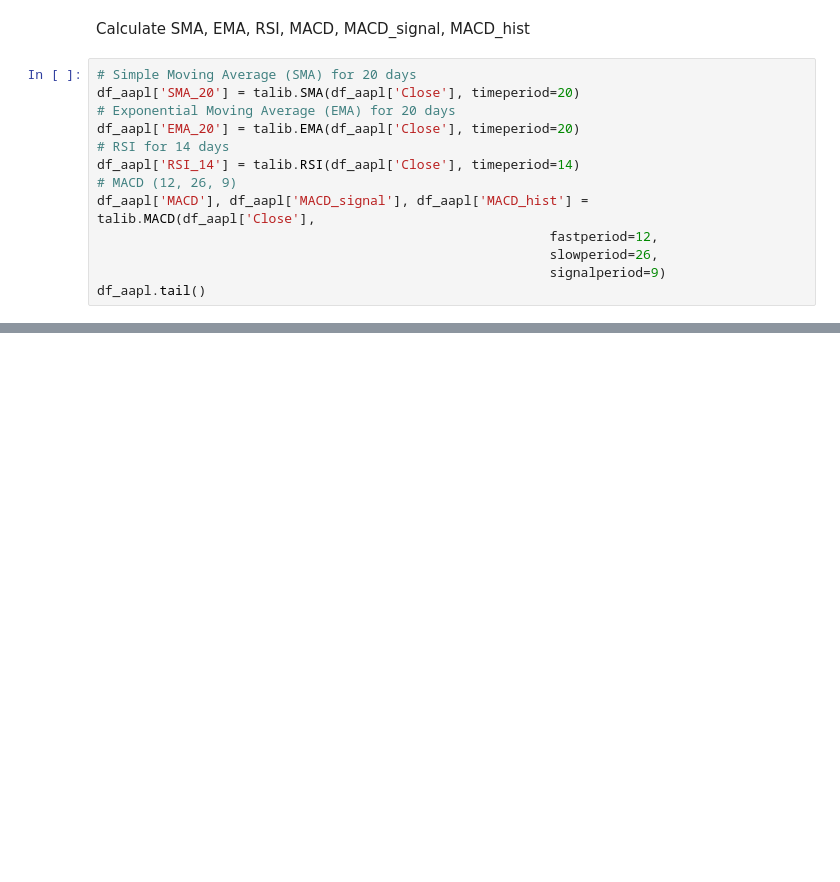
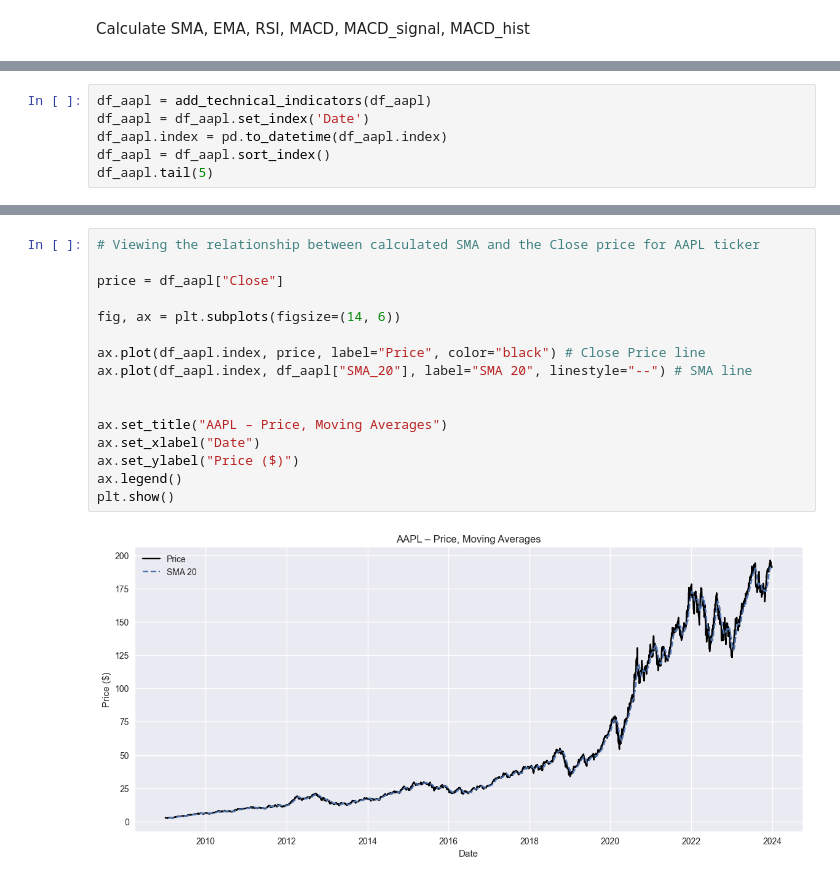
Before and after one commit to MIHRETMA/Predicting-Price-Moves-with-News-Sentiment-week1, a Jupyter notebook: notebooks/quant_anal.ipynb, the cells around one changed output, grey strips where cells are left out. Saved outputs shown, nothing was run; the diff lists cells and outputs as text; blank space fills up the shorter version.

```diff
--- a/notebooks/quant_anal.ipynb
+++ b/notebooks/quant_anal.ipynb
@@ -30,15 +70,2 @@ import talib
 # %% [markdown]
 Calculate SMA, EMA, RSI, MACD, MACD_signal, MACD_hist
-# %%
-# Simple Moving Average (SMA) for 20 days
-df_aapl['SMA_20'] = talib.SMA(df_aapl['Close'], timeperiod=20)
-# Exponential Moving Average (EMA) for 20 days
-df_aapl['EMA_20'] = talib.EMA(df_aapl['Close'], timeperiod=20)
-# RSI for 14 days
-df_aapl['RSI_14'] = talib.RSI(df_aapl['Close'], timeperiod=14)
-# MACD (12, 26, 9)
-df_aapl['MACD'], df_aapl['MACD_signal'], df_aapl['MACD_hist'] = talib.MACD(df_aapl['Close'],
-                                                          fastperiod=12,
-                                                          slowperiod=26,
-                                                          signalperiod=9)
-df_aapl.tail()
@@ -152,0 +85,6 @@ df_nvda.tail()
+# %%
+df_aapl = add_technical_indicators(df_aapl)
+df_aapl = df_aapl.set_index('Date')
+df_aapl.index = pd.to_datetime(df_aapl.index)
+df_aapl = df_aapl.sort_index()
+df_aapl.tail(5)
@@ -152,0 +158,18 @@ df_nvda.tail()
+# %%
+# Viewing the relationship between calculated SMA and the Close price for AAPL ticker
+
+price = df_aapl["Close"]
+
+fig, ax = plt.subplots(figsize=(14, 6))
+
+ax.plot(df_aapl.index, price, label="Price", color="black") # Close Price line
+ax.plot(df_aapl.index, df_aapl["SMA_20"], label="SMA 20", linestyle="--") # SMA line
+
+
+ax.set_title("AAPL – Price, Moving Averages")
+ax.set_xlabel("Date")
+ax.set_ylabel("Price ($)")
+ax.legend()
+plt.show()
+# %% [output]
+[figure, added]
```
Also changed, not shown: parts of 26 cells of this notebook.
